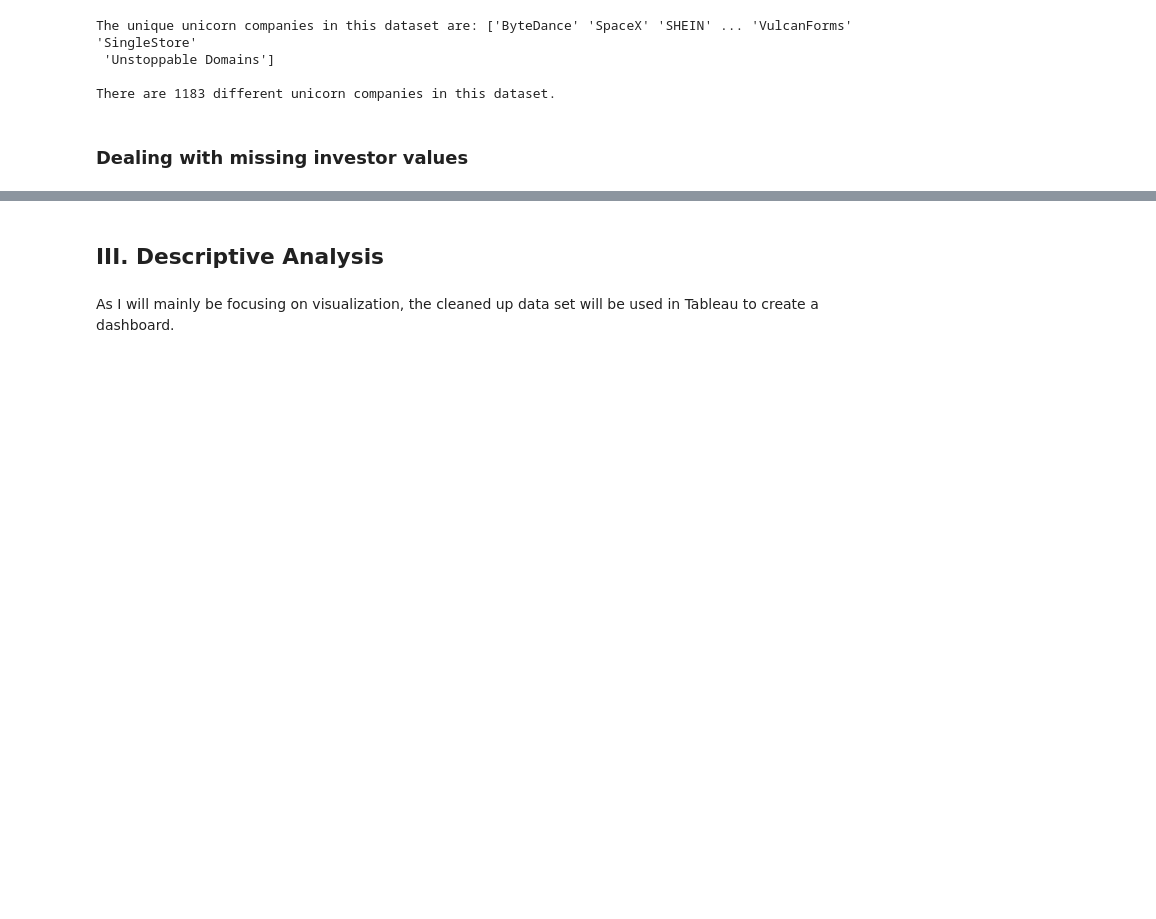
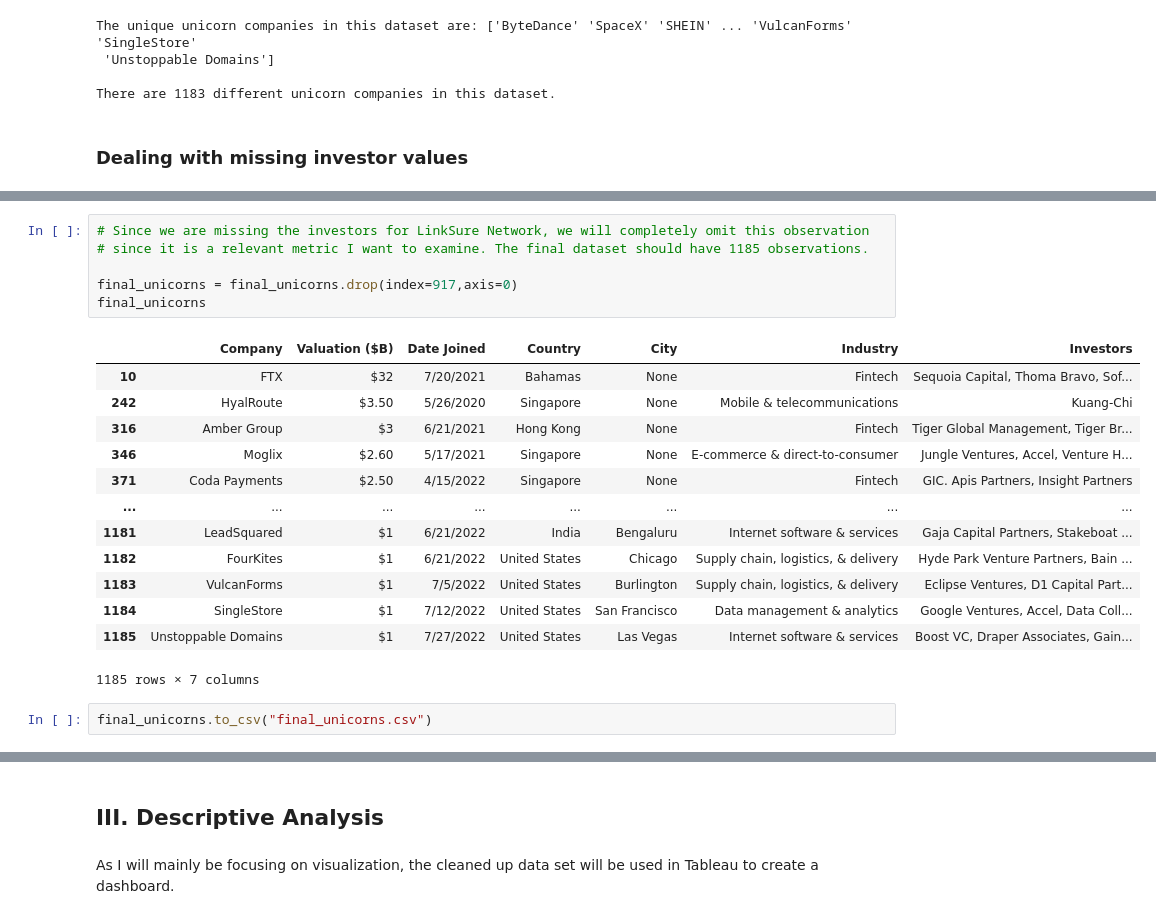
Before and after one commit to caralifarrell/UnicornVis-Visualizing-Venture-Capital-Unicorns, a Jupyter notebook: Visualization_Unicorn_Startup_Analysis.ipynb, the cells around one changed output, grey strips where cells are left out. Drawn from its saved outputs; the diff is of its cells as text; blank space fills up the shorter version.

```diff
--- a/Visualization_Unicorn_Startup_Analysis.ipynb
+++ b/Visualization_Unicorn_Startup_Analysis.ipynb
@@ -109,0 +171,22 @@ missing_investors
+# %%
+# Since we are missing the investors for LinkSure Network, we will completely omit this observation
+# since it is a relevant metric I want to examine. The final dataset should have 1185 observations.
+
+final_unicorns = final_unicorns.drop(index=917,axis=0)
+final_unicorns
+# %% [output]
+|  | Company | Valuation ($B) | Date Joined | Country | City | Industry | Investors |
+| 10 | FTX | $32 | 7/20/2021 | Bahamas | None | Fintech | Sequoia Capital, Thoma Bravo, Sof... |
+| 242 | HyalRoute | $3.50 | 5/26/2020 | Singapore | None | Mobile & telecommunications | Kuang-Chi |
+| 316 | Amber Group | $3 | 6/21/2021 | Hong Kong | None | Fintech | Tiger Global Management, Tiger Br... |
+| 346 | Moglix | $2.60 | 5/17/2021 | Singapore | None | E-commerce & direct-to-consumer | Jungle Ventures, Accel, Venture H... |
+| 371 | Coda Payments | $2.50 | 4/15/2022 | Singapore | None | Fintech | GIC. Apis Partners, Insight Partners |
+| ... | ... | ... | ... | ... | ... | ... | ... |
+| 1181 | LeadSquared | $1 | 6/21/2022 | India | Bengaluru | Internet software & services | Gaja Capital Partners, Stakeboat ... |
+| 1182 | FourKites | $1 | 6/21/2022 | United States | Chicago | Supply chain, logistics, & delivery | Hyde Park Venture Partners, Bain ... |
+| 1183 | VulcanForms | $1 | 7/5/2022 | United States | Burlington | Supply chain, logistics, & delivery | Eclipse Ventures, D1 Capital Part... |
+| 1184 | SingleStore | $1 | 7/12/2022 | United States | San Francisco | Data management & analytics | Google Ventures, Accel, Data Coll... |
+| 1185 | Unstoppable Domains | $1 | 7/27/2022 | United States | Las Vegas | Internet software & services | Boost VC, Draper Associates, Gain... |
+1185 rows × 7 columns
+# %%
+final_unicorns.to_csv("final_unicorns.csv")
```
Also changed, not shown: parts of 16 cells of this notebook, 6 other files.
